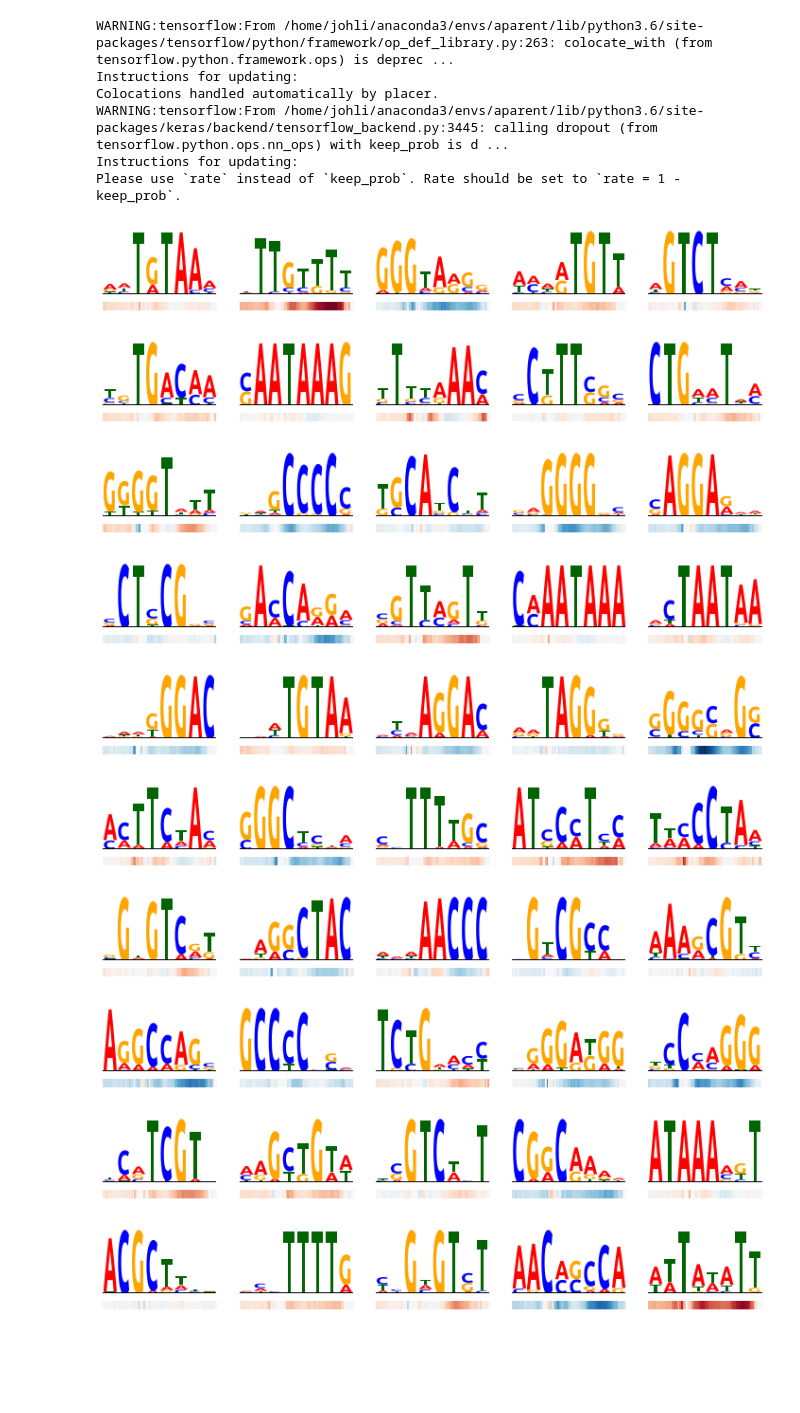
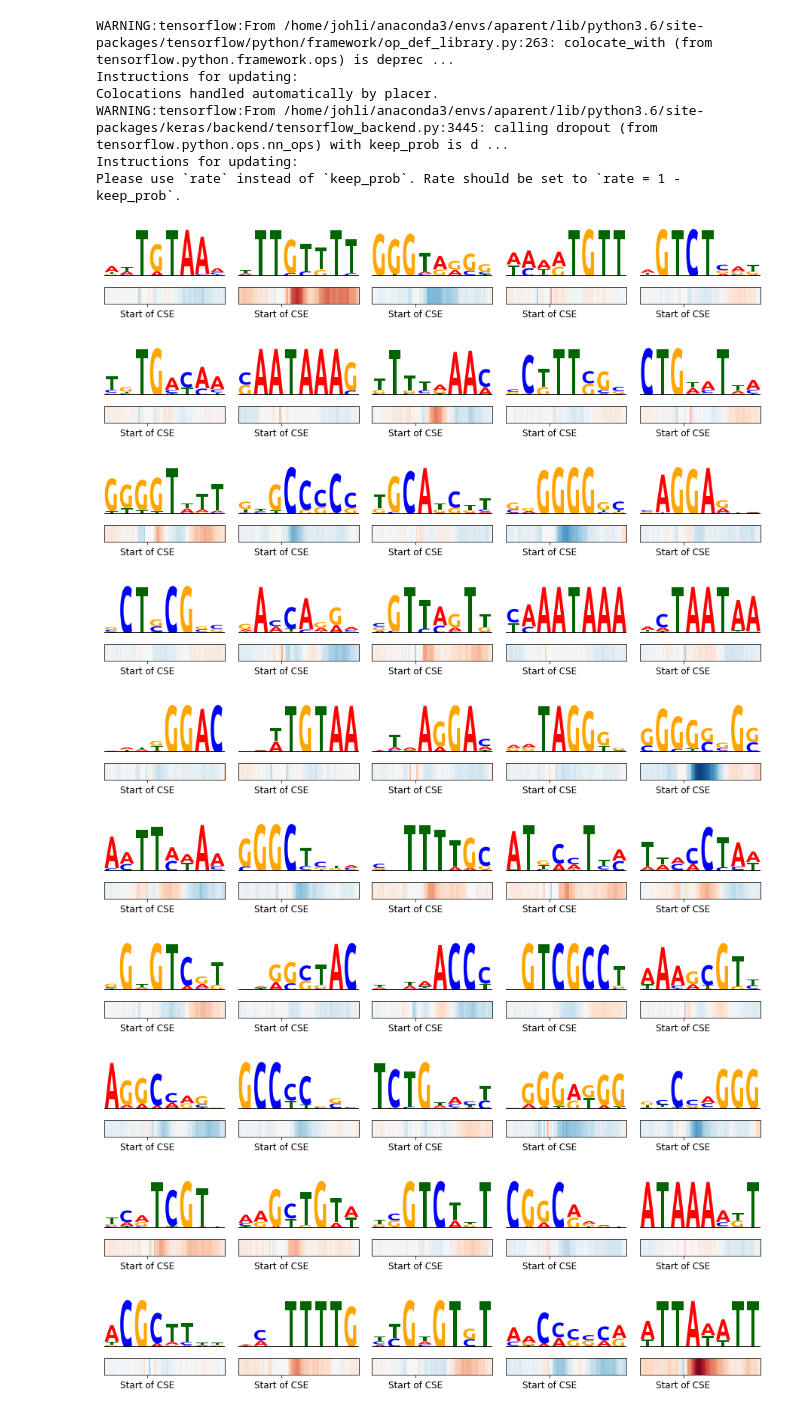
Before and after one commit to johli/aparent, a Jupyter notebook: analysis/analyze_aparent_conv_layers_alien1_legacy.ipynb, the cells around one changed output. Cells and saved outputs as stored; diff of their text form; code cells hidden in the pictures; blank space fills up the shorter version.

```diff
--- a/analysis/analyze_aparent_conv_layers_alien1_legacy.ipynb
+++ b/analysis/analyze_aparent_conv_layers_alien1_legacy.ipynb
@@ -40,5 +40,5 @@ Using TensorFlow backend.
 #Load random MPRA data
 
 file_path = '../data/random_mpra_legacy/combined_library/processed_data_lifted/'
-plasmid_gens = load_data(batch_size=32, valid_set_size=1000, test_set_size=40000, kept_libraries=[20], canonical_pas=True, file_path=file_path)
+plasmid_gens = load_data(batch_size=32, valid_set_size=1000, test_set_size=40000, kept_libraries=[22], canonical_pas=True, no_dse_canonical_pas=True, file_path=file_path)
 # %% [output]
@@ -77,12 +77,13 @@ iso_conv_1_out, iso_pred = conv_layer_iso_model.predict_generator(plasmid_gens['
 iso_conv_1_out = np.reshape(iso_conv_1_out, (iso_conv_1_out.shape[0], iso_conv_1_out.shape[1], iso_conv_1_out.shape[2]))
 
 iso_pred = np.ravel(iso_pred[:, 1])
+logodds_pred = np.log(iso_pred / (1. - iso_pred))
 
 #Retrieve one-hot input sequences
 onehot_seqs = np.concatenate([plasmid_gens['test'][i][0][0][:, 0, :, :] for i in range(len(plasmid_gens['test']))], axis=0)
 # %%
-#Mask for doubledope library (Alien1)
-mask_seq = ('X' * (25 - 1 - 7)) + ('N' * (71 + 7)) + ('X' * (14 - 7)) + ('N' * (71 + 7 - 2))
+#Mask for simple library (Alien1)
+mask_seq = ('X' * 4) + ('N' * (45 + 6 + 45 + 6 + 45)) + ('X' * 27)
 
 for j in range(len(mask_seq)) :
     if mask_seq[j] == 'X' :
@@ -117,35 +118,33 @@ r_vals = np.zeros((iso_conv_1_out.shape[1], iso_conv_1_out.shape[2]))
 for k in range(iso_conv_1_out.shape[1]) :
     for j in range(iso_conv_1_out.shape[2]) :
         if np.any(iso_conv_1_out[:, k, j] > 0.) :
-            r_val, _ = pearsonr(iso_conv_1_out[:, k, j], iso_pred)
+            r_val, _ = pearsonr(iso_conv_1_out[:, k, j], logodds_pred)
             r_vals[k, j] = r_val if not np.isnan(r_val) else 0
 # %%
 #Plot Max Activation PWMs and Correlation maps
 
 n_filters_per_row = 5
 
 n_rows = int(pwms.shape[0] / n_filters_per_row)
 k = 0
 for row_i in range(n_rows) :
 
-    f, ax = plt.subplots(2, n_filters_per_row, figsize=(2.5 * n_filters_per_row, 1.5), gridspec_kw = {'height_ratios':[3, 1.5]})
+    f, ax = plt.subplots(2, n_filters_per_row, figsize=(2.5 * n_filters_per_row, 2), gridspec_kw = {'height_ratios':[3, 1]})
 
     for kk in range(n_filters_per_row) :
-        plot_pwm_iso_logo(pwms_top, r_vals, k, ax[0, kk], ax[1, kk], seq_start=24, seq_end=95)
+        plot_pwm_iso_logo(pwms_top, r_vals, k, ax[0, kk], ax[1, kk], seq_start=24, seq_end=95, cse_start=49)
         k += 1
 
-    plt.sca(plt.gca())
-    plt.subplots_adjust(bottom=0.1, top=0.9, hspace=-0.35)
-
+    plt.tight_layout()
     plt.show()
 # %% [output]
-[figure, old version]
+[figure, new version]
-[figure, old version]
+[figure, new version]
-[figure, old version]
+[figure, new version]
-[figure, old version]
+[figure, new version]
-[figure, old version]
+[figure, new version]
-[figure, old version]
+[figure, new version]
-[figure, old version]
+[figure, new version]
-[figure, old version]
+[figure, new version]
-[figure, old version]
+[figure, new version]
-[figure, old version]
+[figure, new version]
```
Also changed, not shown: parts of 5 cells of this notebook, 6 other files.
